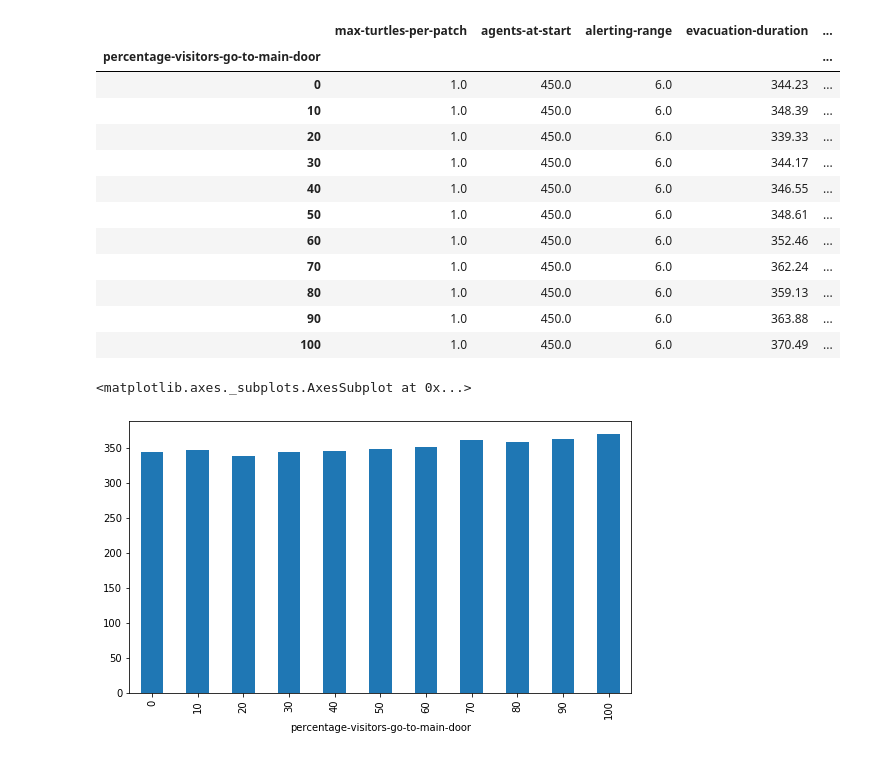
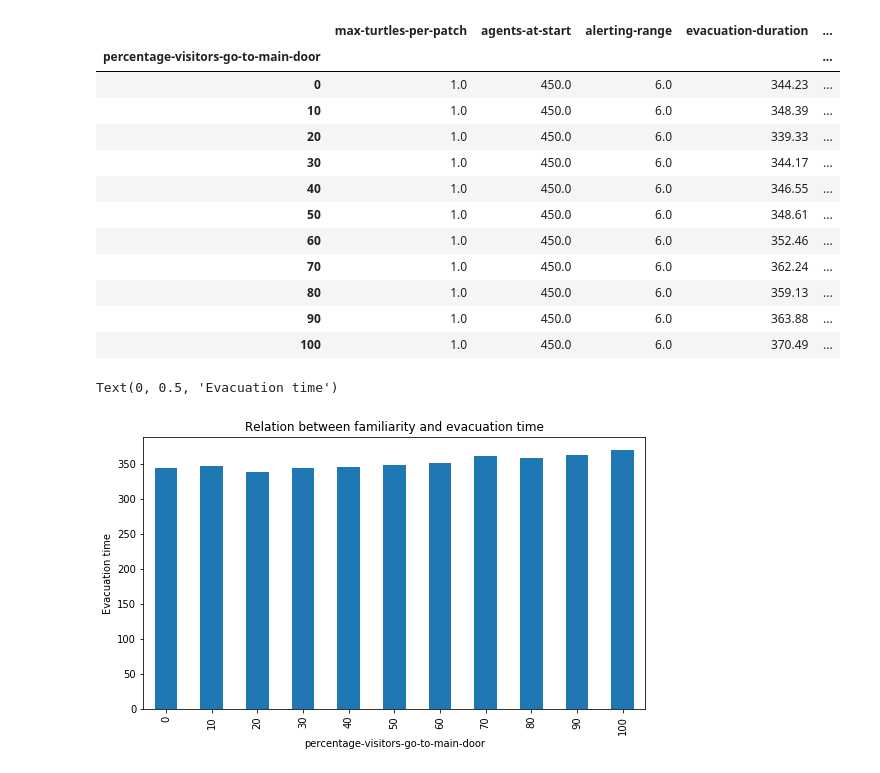
Before and after one commit to floristevito/Evac_model, a Jupyter notebook: python/Experiment_1.ipynb, the cells around one changed output. Saved outputs shown, nothing was run; the diff lists cells and outputs as text; code cells hidden in the pictures.

```diff
--- a/python/Experiment_1.ipynb
+++ b/python/Experiment_1.ipynb
@@ -48,8 +49,11 @@ avg
 | 80 | 1.0 | 450.0 | 6.0 | 359.13 | ... |
 | 90 | 1.0 | 450.0 | 6.0 | 363.88 | ... |
 | 100 | 1.0 | 450.0 | 6.0 | 370.49 | ... |
-# %%
-avg['evacuation-duration'].plot.bar(figsize = (9,5))
-# %% [output]
-<matplotlib.axes._subplots.AxesSubplot at 0x...>
-[figure, removed]
+# %%
+fig, ax = plt.subplots(figsize = (9,5))
+avg['evacuation-duration'].plot.bar(ax= ax)
+ax.set_title('Relation between familiarity and evacuation time')
+ax.set_ylabel('Evacuation time')
+# %% [output]
+Text(0, 0.5, 'Evacuation time')
+[figure, added]
```
Also changed, not shown: parts of 1 cell of this notebook, 1 other file.
